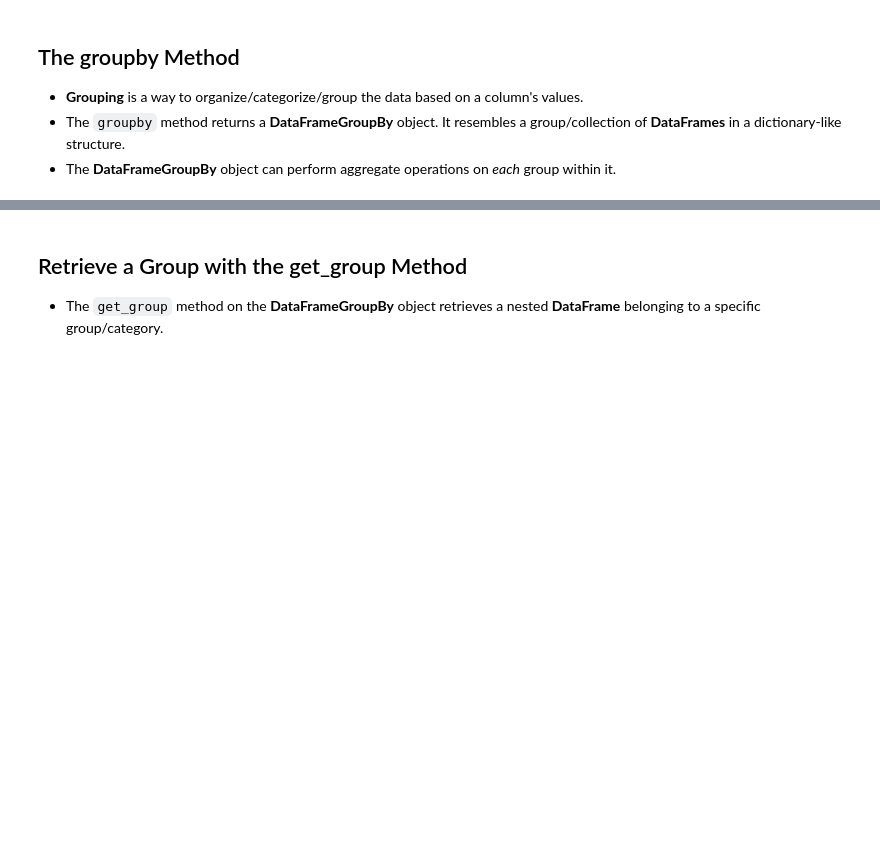
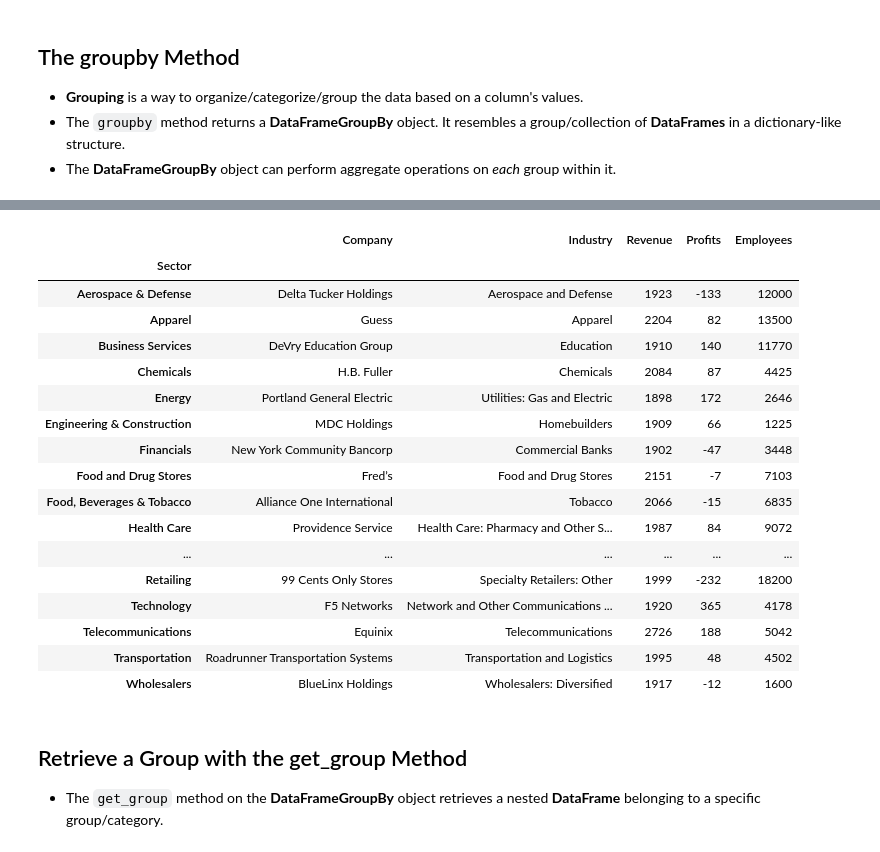
Before and after one commit to bocongamco/jupyter_learning, a Jupyter notebook: 09 - The GroupBy Object.ipynb, the cells around one changed output, grey strips where cells are left out. Drawn from its saved outputs; the diff is of its cells as text; code cells hidden in the pictures; blank space fills up the shorter version.

```diff
--- a/09 - The GroupBy Object.ipynb
+++ b/09 - The GroupBy Object.ipynb
@@ -21,3 +22,6 @@ fortune.head()
 - **Grouping** is a way to organize/categorize/group the data based on a column's values.
 - The `groupby` method returns a **DataFrameGroupBy** object. It resembles a group/collection of **DataFrames** in a dictionary-like structure.
 - The **DataFrameGroupBy** object can perform aggregate operations on *each* group within it.
+# %%
+fortune = pd.read_csv("fortune1000.csv",index_col="Rank")
+fortune.head()
@@ -23,0 +36,3 @@ fortune.head()
+# %%
+sectors = fortune.groupby("Sector")
+sectors
@@ -24,3 +61,25 @@ fortune.head()
+# %%
+sectors.first()
+sectors.last()
+# %% [output]
+|  | Company | Industry | Revenue | Profits | Employees |
+| Sector |  |  |  |  |  |
+| Aerospace & Defense | Delta Tucker Holdings | Aerospace and Defense | 1923 | -133 | 12000 |
+| Apparel | Guess | Apparel | 2204 | 82 | 13500 |
+| Business Services | DeVry Education Group | Education | 1910 | 140 | 11770 |
+| Chemicals | H.B. Fuller | Chemicals | 2084 | 87 | 4425 |
+| Energy | Portland General Electric | Utilities: Gas and Electric | 1898 | 172 | 2646 |
+| Engineering & Construction | MDC Holdings | Homebuilders | 1909 | 66 | 1225 |
+| Financials | New York Community Bancorp | Commercial Banks | 1902 | -47 | 3448 |
+| Food and Drug Stores | Fred’s | Food and Drug Stores | 2151 | -7 | 7103 |
+| Food, Beverages & Tobacco | Alliance One International | Tobacco | 2066 | -15 | 6835 |
+| Health Care | Providence Service | Health Care: Pharmacy and Other S... | 1987 | 84 | 9072 |
+| ... | ... | ... | ... | ... | ... |
+| Retailing | 99 Cents Only Stores | Specialty Retailers: Other | 1999 | -232 | 18200 |
+| Technology | F5 Networks | Network and Other Communications ... | 1920 | 365 | 4178 |
+| Telecommunications | Equinix | Telecommunications | 2726 | 188 | 5042 |
+| Transportation | Roadrunner Transportation Systems | Transportation and Logistics | 1995 | 48 | 4502 |
+| Wholesalers | BlueLinx Holdings | Wholesalers: Diversified | 1917 | -12 | 1600 |
 # %% [markdown]
 ## Retrieve a Group with the get_group Method
 - The `get_group` method on the **DataFrameGroupBy** object retrieves a nested **DataFrame** belonging to a specific group/category.
```
Also changed, not shown: parts of 14 cells of this notebook.
